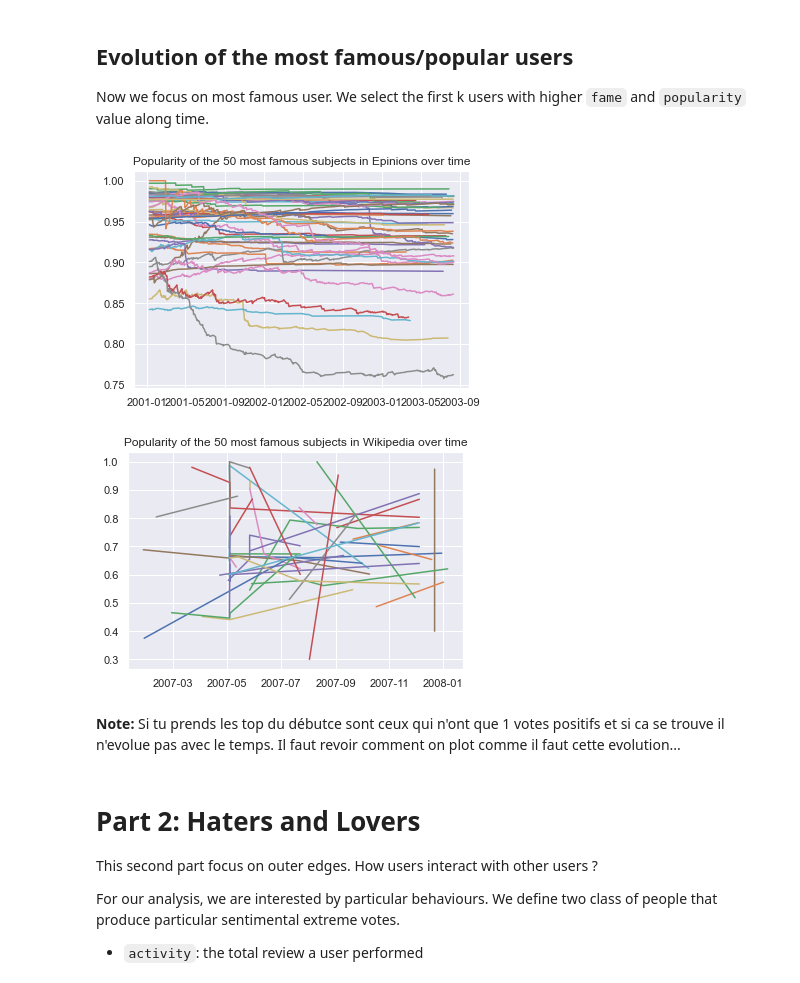
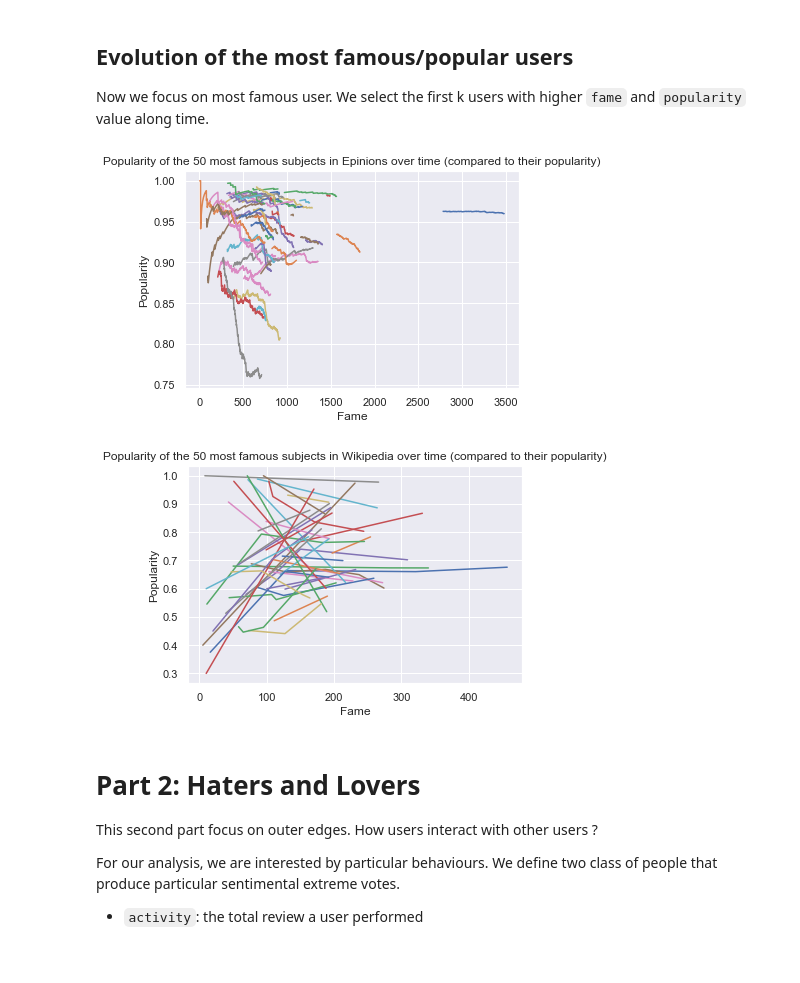
Before and after one commit to epfl-ada/ada-2020-project-milestone-p3-p3_adaptateur, a Jupyter notebook: notebook-matthieu.ipynb, the cells around one changed output. Saved outputs shown, nothing was run; the diff lists cells and outputs as text; code cells hidden in the pictures.

Commit message:
standardize activity/fame, exclude link from its own data, correct bug, plot pop v fame

```diff
--- a/notebook-matthieu.ipynb
+++ b/notebook-matthieu.ipynb
@@ -280,3 +280,17 @@ Firstly not that this popularity is less relevant at the begining since we have
 
 **TO DO**:
 - maybe analyse the arrival of new user along time (they makes popularity higher as expected)
+# %%
+# Study the singular point in Wikipedia in 2006-05
+
+def f():
+    df = wikipedia['df']
+    pos = positivity_over_time(df)
+    pos = pos[(pos.index.year == 2006) & (pos.index.month == 6)]
+    plt.plot(pos['positivity'])
+    plt.title(f'Positivity over time (wikipedia)')
+    plt.show()
+    pos = pos.sort_values('+1', ascending=False)
+    display(pos.head(20))
+
+f()
@@ -338,26 +372,26 @@ Now we focus on most famous user. We select the first k users with higher `fame`
 # %%
 %matplotlib inline
 def top_k_evolution(dataset, k=50, start_date=pd.to_datetime('1970')):
     fame = dataset['fame_pop']
     most_famous = fame.nlargest(k, 'fame')
     df = dataset['df']
     plt.figure()
     for nodeId in most_famous.index:
         filtered = df[df.ToNodeId == nodeId]
         pos = positivity_over_time(filtered)
         pos = pos[pos.index > start_date]
+        pos['fame'] = pos['cumulative_+1'] + pos['cumulative_-1']
+        pos.index = pos.fame
         plt.plot(pos['positivity'])
-    plt.title(f'Popularity of the {k} most famous subjects in {dataset["name"]} over time')
+    plt.title(f'Popularity of the {k} most famous subjects in {dataset["name"]} over time (compared to their popularity)')
+    plt.xlabel('Fame')
+    plt.ylabel('Popularity')
     plt.show()
-    # TODO: plot par rapport au fame, voir par rapport a la moyenne
 top_k_evolution(epinions)
 top_k_evolution(wikipedia, start_date=pd.to_datetime('2007'))
 # %% [output]
-[figure, old version]
+[figure, new version]
-[figure, old version]
+[figure, new version]
-# %% [markdown]
-**Note:**
-Si tu prends les top du débutce sont ceux qui n'ont que 1 votes positifs et si ca se trouve il n'evolue pas avec le temps. Il faut revoir comment on plot comme il faut cette evolution...
 # %% [markdown]
 # Part 2: Haters and Lovers
 
```
Also changed, not shown: parts of 11 cells of this notebook.
